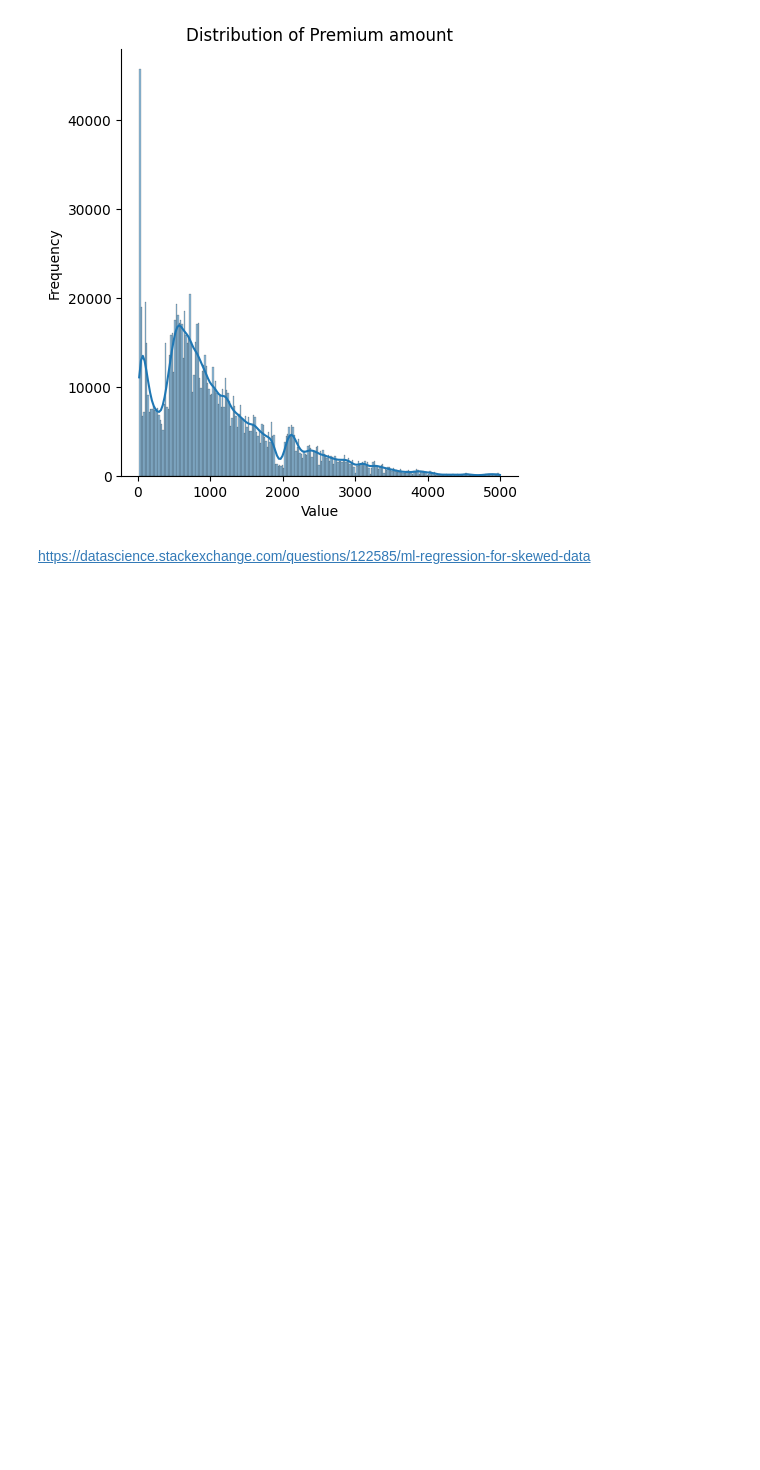
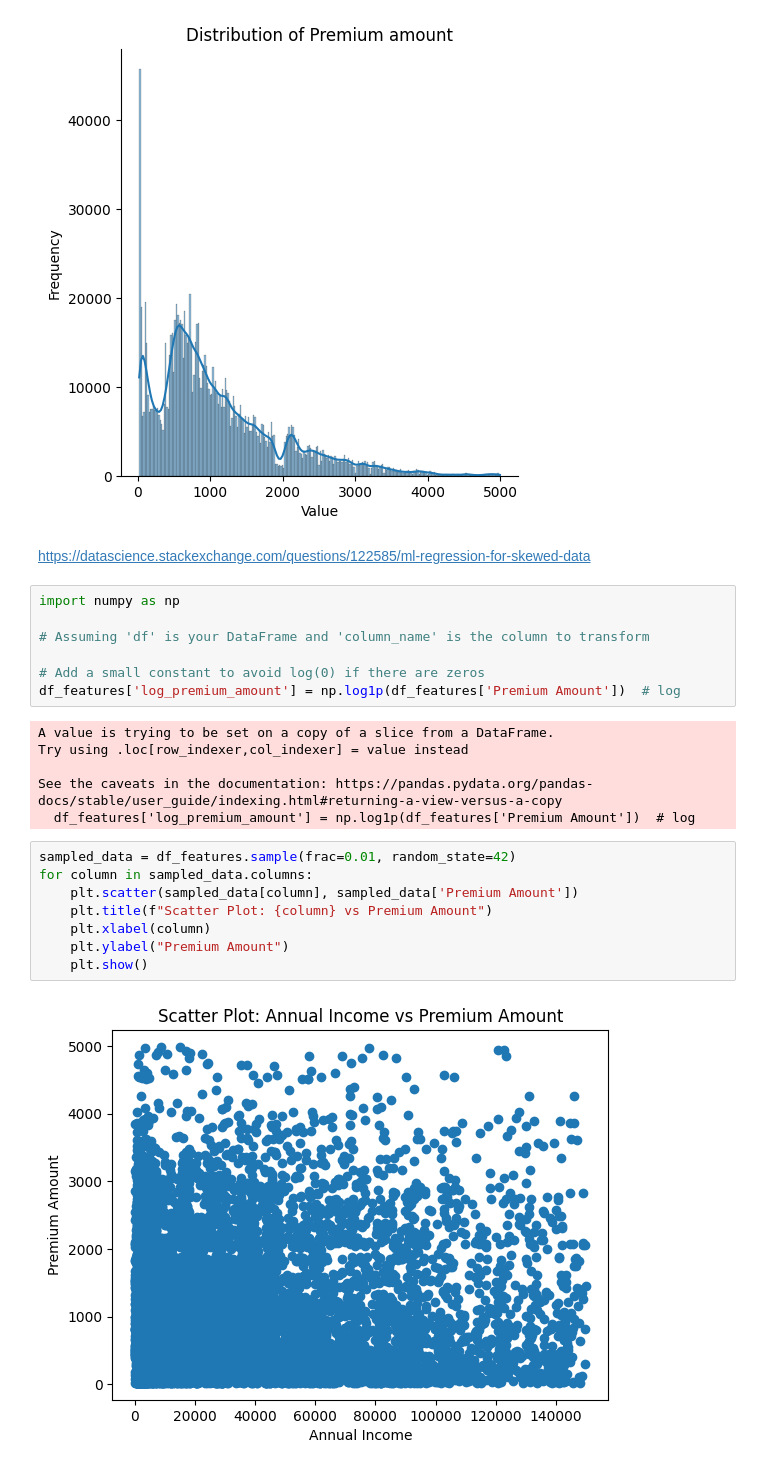
Before and after one commit to spshreya/Data_science_projects, a Jupyter notebook: Regression_Insureance_Dataset.ipynb, the cells around one changed output. Drawn from its saved outputs; the diff is of its cells as text; blank space fills up the shorter version.

```diff
--- a/Regression_Insureance_Dataset.ipynb
+++ b/Regression_Insureance_Dataset.ipynb
@@ -400,3 +400,26 @@ plt.show()
 [figure]
 # %% [markdown]
 https://datascience.stackexchange.com/questions/122585/ml-regression-for-skewed-data
+# %%
+import numpy as np
+
+# Assuming 'df' is your DataFrame and 'column_name' is the column to transform
+
+# Add a small constant to avoid log(0) if there are zeros
+df_features['log_premium_amount'] = np.log1p(df_features['Premium Amount'])  # log
+# %% [output]
+A value is trying to be set on a copy of a slice from a DataFrame.
+Try using .loc[row_indexer,col_indexer] = value instead
+
+See the caveats in the documentation: https://pandas.pydata.org/pandas-docs/stable/user_guide/indexing.html#returning-a-view-versus-a-copy
+  df_features['log_premium_amount'] = np.log1p(df_features['Premium Amount'])  # log
+# %%
+sampled_data = df_features.sample(frac=0.01, random_state=42)
+for column in sampled_data.columns:
+    plt.scatter(sampled_data[column], sampled_data['Premium Amount'])
+    plt.title(f"Scatter Plot: {column} vs Premium Amount")
+    plt.xlabel(column)
+    plt.ylabel("Premium Amount")
+    plt.show()
+# %% [output]
+[figure, added]
```
Also changed, not shown: parts of 22 cells of this notebook.
